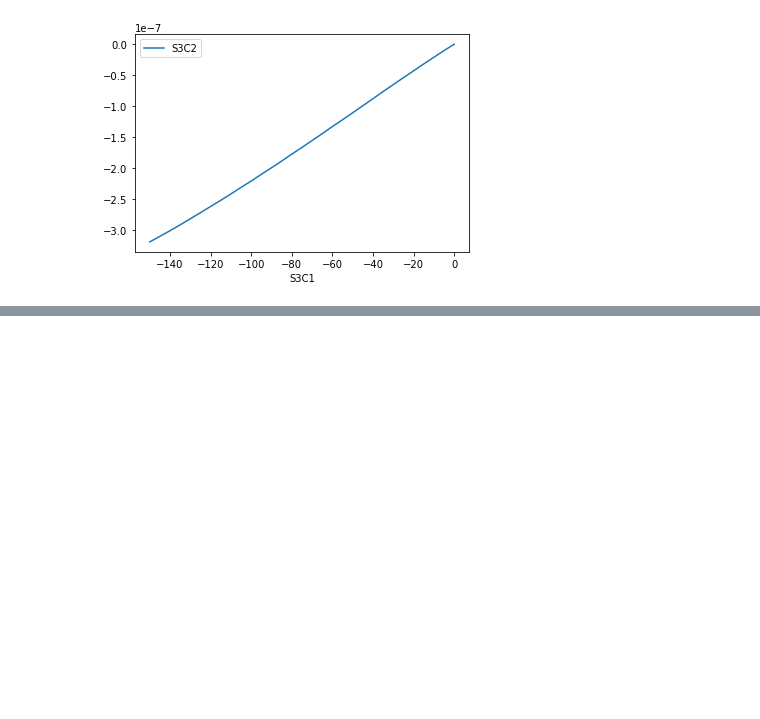
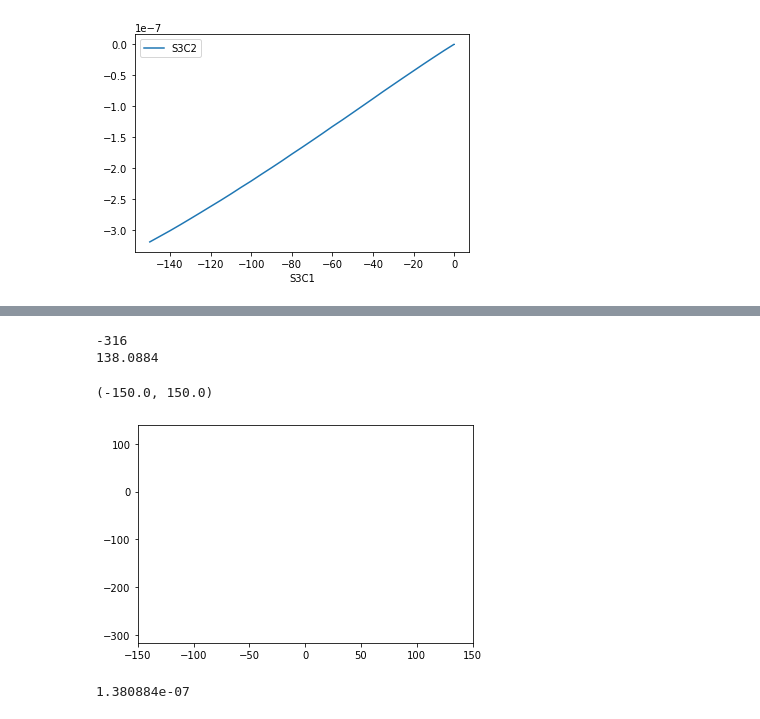
Before and after one commit to Pankwings/python_function_practice, a Jupyter notebook: labview_plot/IV_graph_plotter.ipynb, the cells around one changed output, grey strips where cells are left out. Drawn from its saved outputs; the diff is of its cells as text; code cells hidden in the pictures; blank space fills up the shorter version.

```diff
--- a/labview_plot/IV_graph_plotter.ipynb
+++ b/labview_plot/IV_graph_plotter.ipynb
@@ -52,0 +63,15 @@ Name: S1C2, Length: 62, dtype: object
+# %%
+total_x_axis/10e-9
+print(int(min(data['S2C2'])/1e-9))
+print(max(data['S2C2'])/1e-9)
+plt.ylim(math.floor(min(data['S2C2'])/1e-9),math.ceil(max(data['S2C2'])/1e-9))
+plt.xlim(int(min(data['S2C1'])),int(max(data['S2C1'])))
+# %% [output]
+-316
+138.0884
+(-150.0, 150.0)
+[figure, added]
+# %%
+max(data['S2C2'])
+# %% [output]
+1.380884e-07
```
Also changed, not shown: parts of 3 cells of this notebook.
